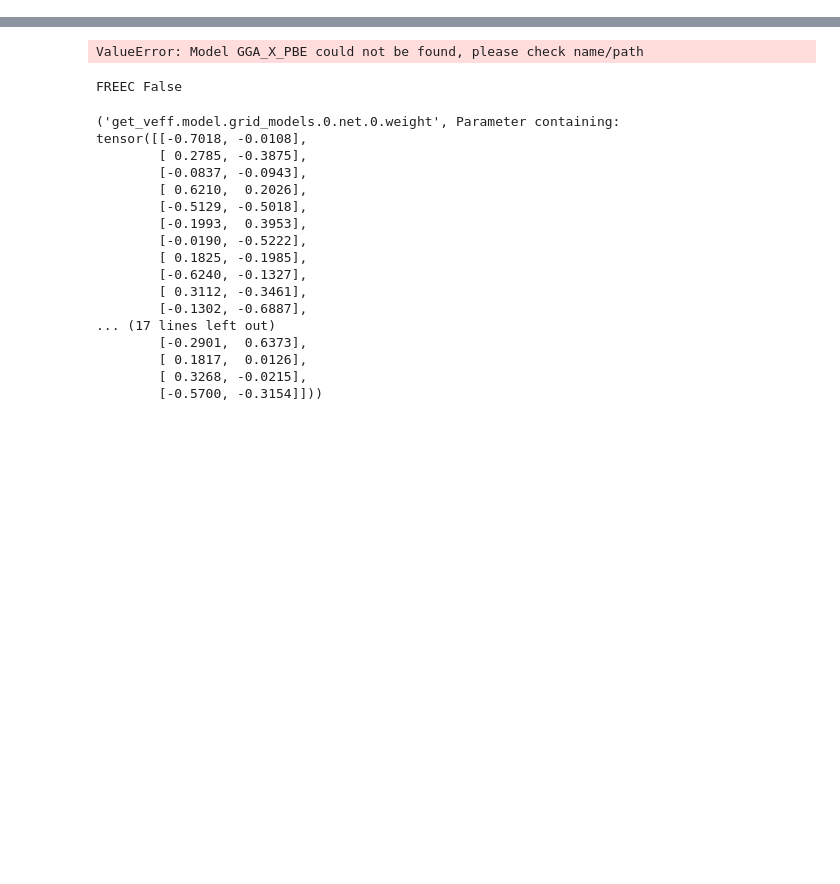
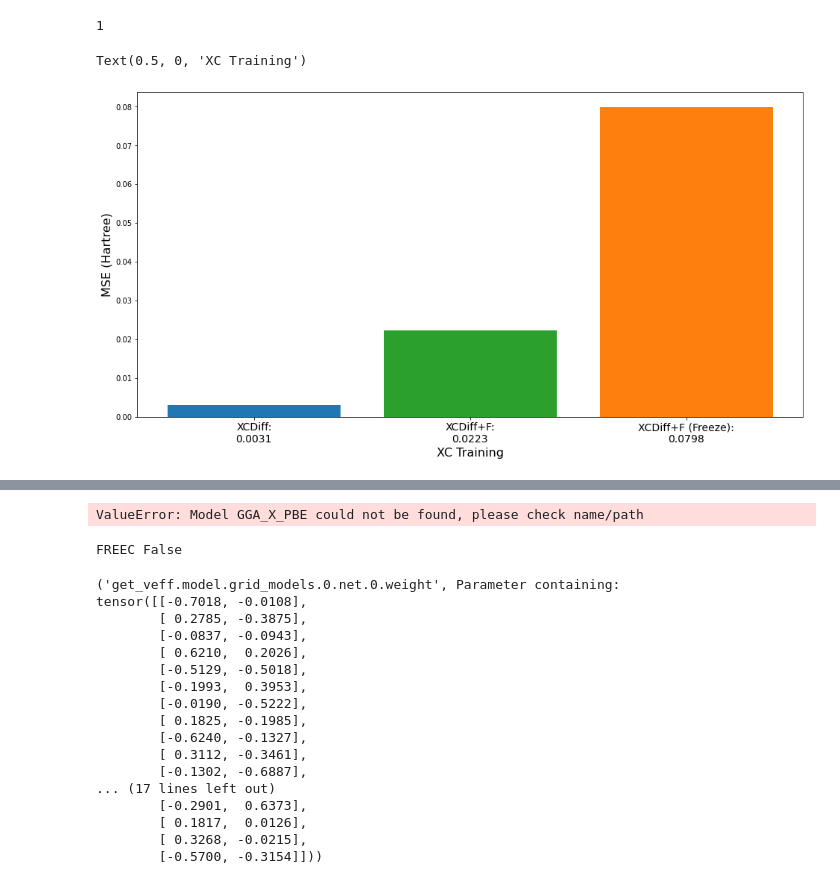
Before and after one commit to alecpwills/dpyscfl, a Jupyter notebook: notebooks/tutorial.ipynb, the cells around one changed output, grey strips where cells are left out. Saved outputs shown, nothing was run; the diff lists cells and outputs as text; code cells hidden in the pictures; blank space fills up the shorter version.

Commit message:
updates to training script

```diff
--- a/notebooks/tutorial.ipynb
+++ b/notebooks/tutorial.ipynb
@@ -44,0 +167,8 @@ print(lst[0:len(lst)])
+# %%
+xcderr, xcdmse, xcdstd = mse(ref_es, xcde, n_atoms)
+xcdferr, xcdfmse, xcdfstd = mse(ref_es, xcdfe, n_atoms)
+xcdfgerr, xcdfgmse, xcdfgstd = mse(ref_es, xcdfeg, n_atoms)
+# %%
+3//2
+# %% [output]
+1
@@ -44,0 +179,14 @@ print(lst[0:len(lst)])
+# %%
+f = plt.figure(figsize=(16,8))
+ax = f.add_subplot(111)
+xtlabs = ['XCDiff:\n{:3.4f}'.format(xcdmse),'XCDiff+F:\n{:3.4f}'.format(xcdfgmse),'XCDiff+F (Freeze):\n{:3.4f}'.format(xcdfmse)]
+ax.bar(1, xcdmse, label='XCDiff: {:3.4f}'.format(xcdmse))
+ax.bar(3, xcdfmse, label='XCDiff+F (Freeze): {:3.4f}'.format(xcdfmse))
+ax.bar(2, xcdfgmse, label='XCDiff+F: {:3.4f}'.format(xcdfgmse))
+ax.set_xticks([1,2,3])
+ax.set_xticklabels(xtlabs, fontsize=14)
+ax.set_ylabel("MSE (Hartree)", fontsize=16)
+ax.set_xlabel("XC Training", fontsize=16)
+# %% [output]
+Text(0.5, 0, 'XC Training')
+[figure, added]
```
Also changed, not shown: parts of 21 cells of this notebook, 15 other files.
